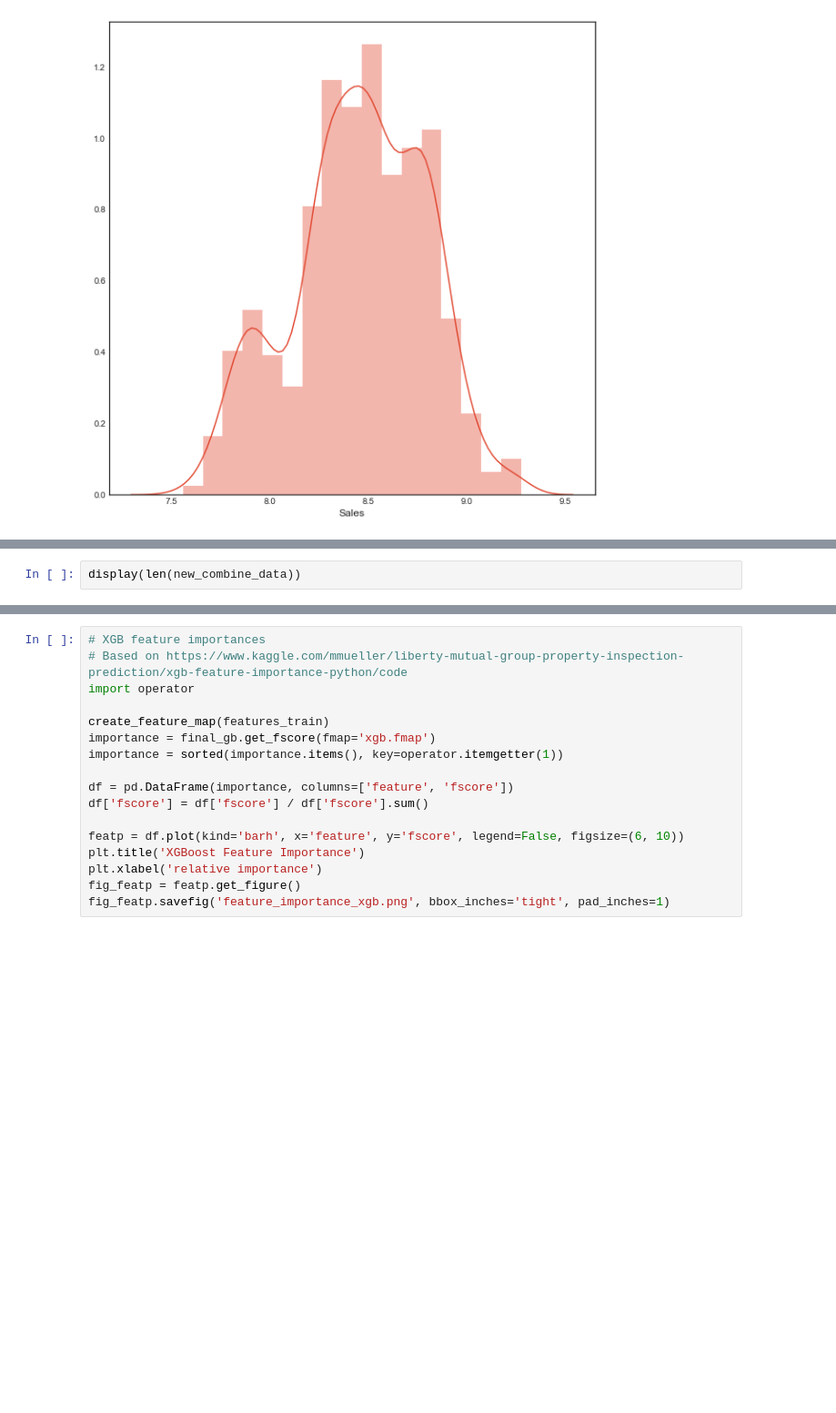
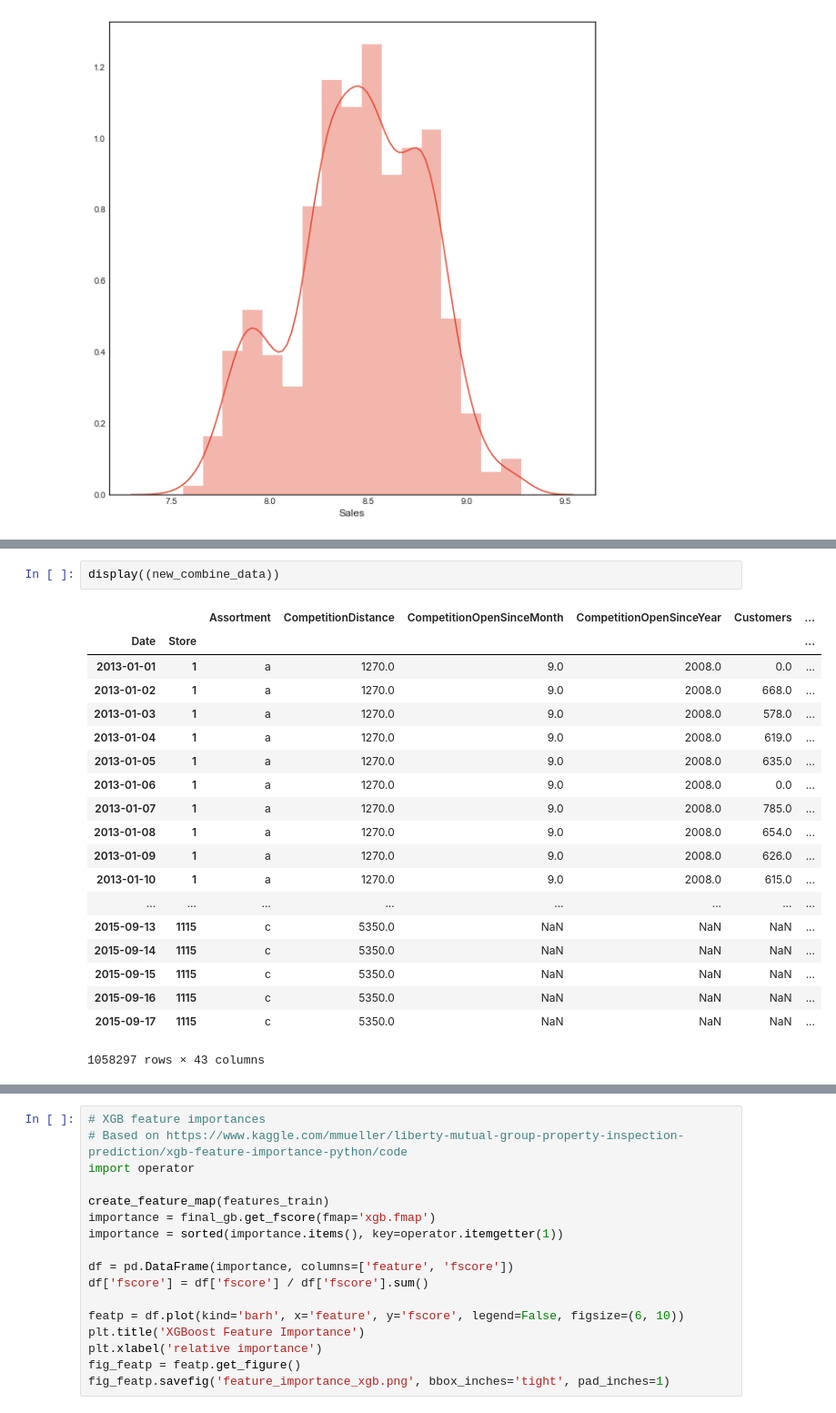
Before and after one commit to roysakura/MLND-projects, a Jupyter notebook: final_project/rossmann/Rossmann Forecast.ipynb, the cells around one changed output, grey strips where cells are left out. Shown at 91% size. Drawn from its saved outputs; the diff is of its cells as text; blank space fills up the shorter version.

```diff
--- a/final_project/rossmann/Rossmann Forecast.ipynb
+++ b/final_project/rossmann/Rossmann Forecast.ipynb
@@ -458,4 +521,24 @@ for i in range(1,len(store)+1):
 # %%
-display(len(new_combine_data))
+display((new_combine_data))
+# %% [output]
+|  |  | Assortment | CompetitionDistance | CompetitionOpenSinceMonth | CompetitionOpenSinceYear | Customers | ... |
+| Date | Store |  |  |  |  |  | ... |
+| 2013-01-01 | 1 | a | 1270.0 | 9.0 | 2008.0 | 0.0 | ... |
+| 2013-01-02 | 1 | a | 1270.0 | 9.0 | 2008.0 | 668.0 | ... |
+| 2013-01-03 | 1 | a | 1270.0 | 9.0 | 2008.0 | 578.0 | ... |
+| 2013-01-04 | 1 | a | 1270.0 | 9.0 | 2008.0 | 619.0 | ... |
+| 2013-01-05 | 1 | a | 1270.0 | 9.0 | 2008.0 | 635.0 | ... |
+| 2013-01-06 | 1 | a | 1270.0 | 9.0 | 2008.0 | 0.0 | ... |
+| 2013-01-07 | 1 | a | 1270.0 | 9.0 | 2008.0 | 785.0 | ... |
+| 2013-01-08 | 1 | a | 1270.0 | 9.0 | 2008.0 | 654.0 | ... |
+| 2013-01-09 | 1 | a | 1270.0 | 9.0 | 2008.0 | 626.0 | ... |
+| 2013-01-10 | 1 | a | 1270.0 | 9.0 | 2008.0 | 615.0 | ... |
+| ... | ... | ... | ... | ... | ... | ... | ... |
+| 2015-09-13 | 1115 | c | 5350.0 | NaN | NaN | NaN | ... |
+| 2015-09-14 | 1115 | c | 5350.0 | NaN | NaN | NaN | ... |
+| 2015-09-15 | 1115 | c | 5350.0 | NaN | NaN | NaN | ... |
+| 2015-09-16 | 1115 | c | 5350.0 | NaN | NaN | NaN | ... |
+| 2015-09-17 | 1115 | c | 5350.0 | NaN | NaN | NaN | ... |
+1058297 rows × 43 columns
 # %%
 new_combine_data['Id'] = pd.to_numeric(new_combine_data['Id'],downcast='integer')
```
Also changed, not shown: parts of 11 cells of this notebook, 1 other file.
